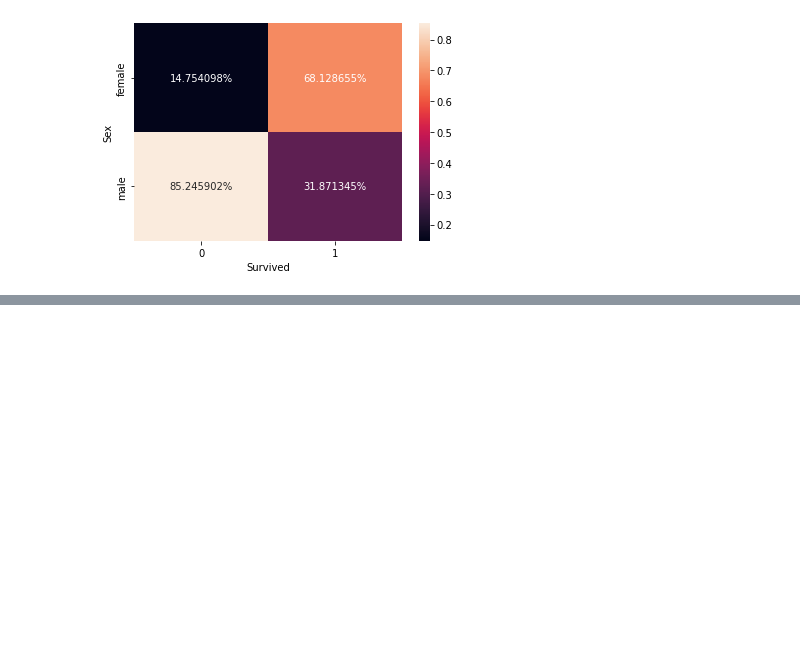
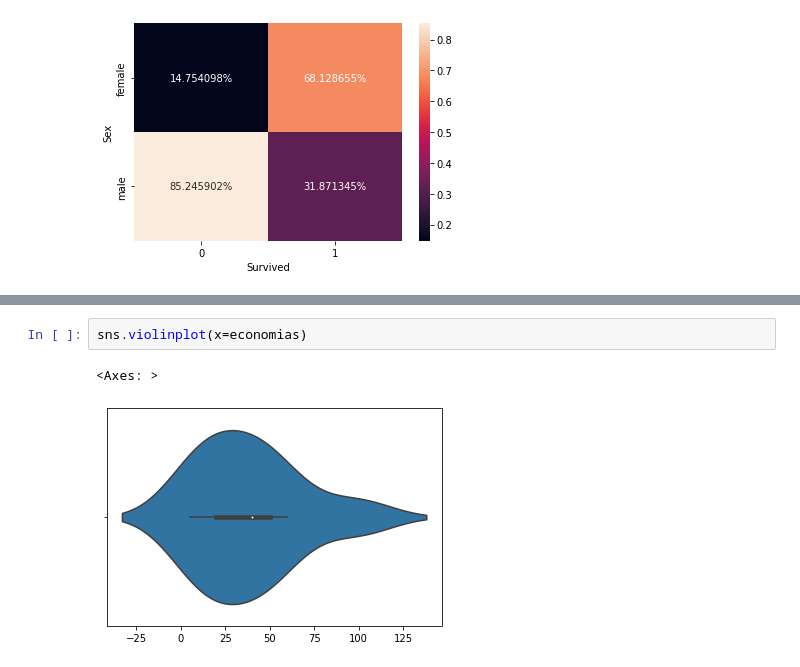
Before and after one commit to jpbarddal/jpbarddal.github.io, a Jupyter notebook: assets/data/lectures/2023/ppgia_data_science_2023.ipynb, the cells around one changed output, grey strips where cells are left out. Drawn from its saved outputs; the diff is of its cells as text; blank space fills up the shorter version.

```diff
--- a/assets/data/lectures/2023/ppgia_data_science_2023.ipynb
+++ b/assets/data/lectures/2023/ppgia_data_science_2023.ipynb
@@ -816,0 +840,5 @@ sns.heatmap(ctab, annot=True, fmt='%')
+# %%
+sns.violinplot(x=economias)
+# %% [output]
+<Axes: >
+[figure, added]
```
Also changed, not shown: parts of 48 cells of this notebook, 4 other files.
